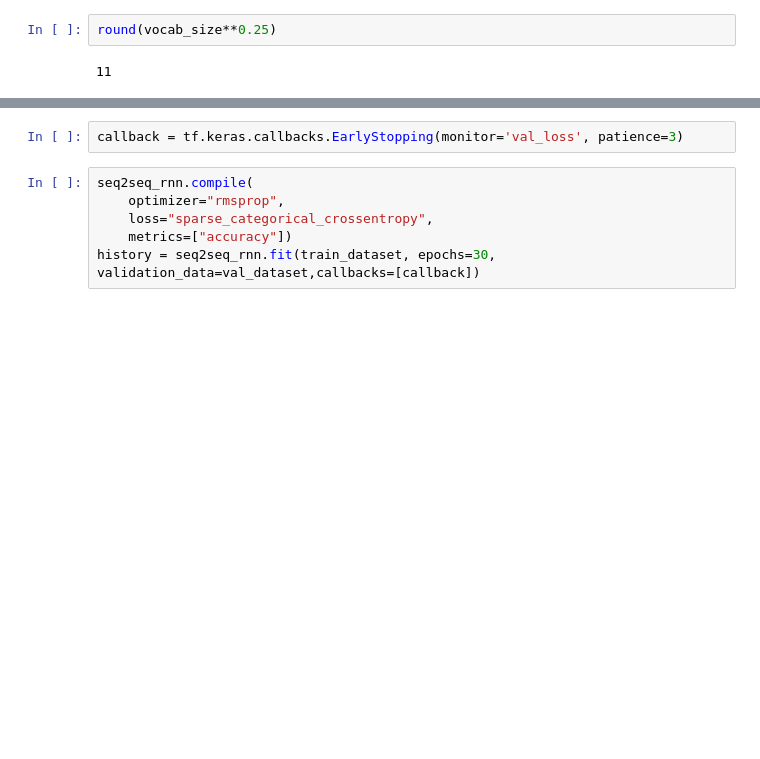
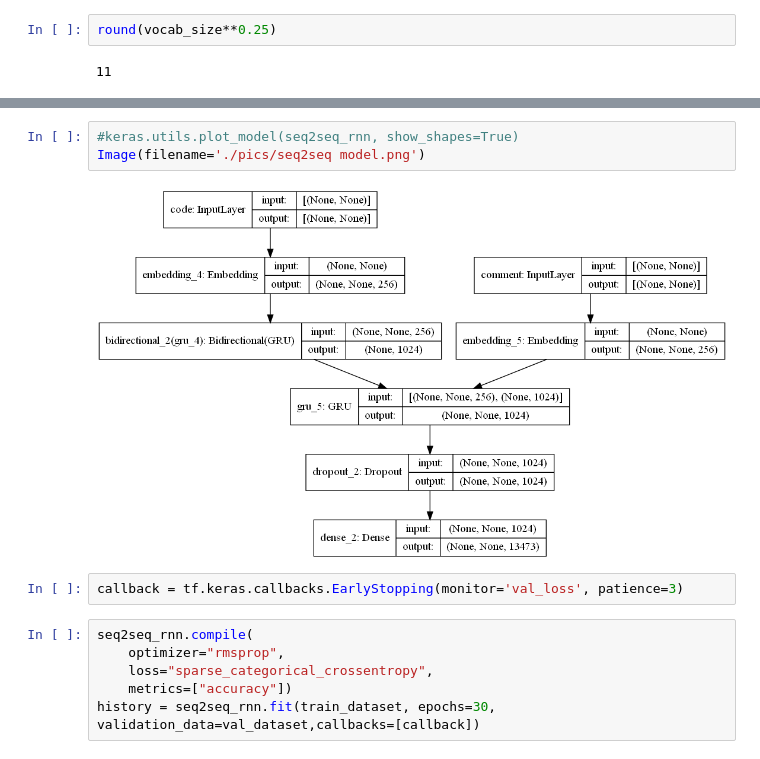
Before and after one commit to dblilienthal/Python-Function-Commenter, a Jupyter notebook: Comment Generator.ipynb, the cells around one changed output, grey strips where cells are left out. Saved outputs shown, nothing was run; the diff lists cells and outputs as text; blank space fills up the shorter version.

```diff
--- a/Comment Generator.ipynb
+++ b/Comment Generator.ipynb
@@ -664,6 +756,11 @@ Total params: 32,522,913
 Trainable params: 32,522,913
 Non-trainable params: 0
 __________________________________________________________________________________________________
+# %%
+#keras.utils.plot_model(seq2seq_rnn, show_shapes=True)
+Image(filename='./pics/seq2seq model.png')
+# %% [output]
+[figure, added]
 # %%
 callback = tf.keras.callbacks.EarlyStopping(monitor='val_loss', patience=3)
 # %%
```
Also changed, not shown: parts of 76 cells of this notebook.
